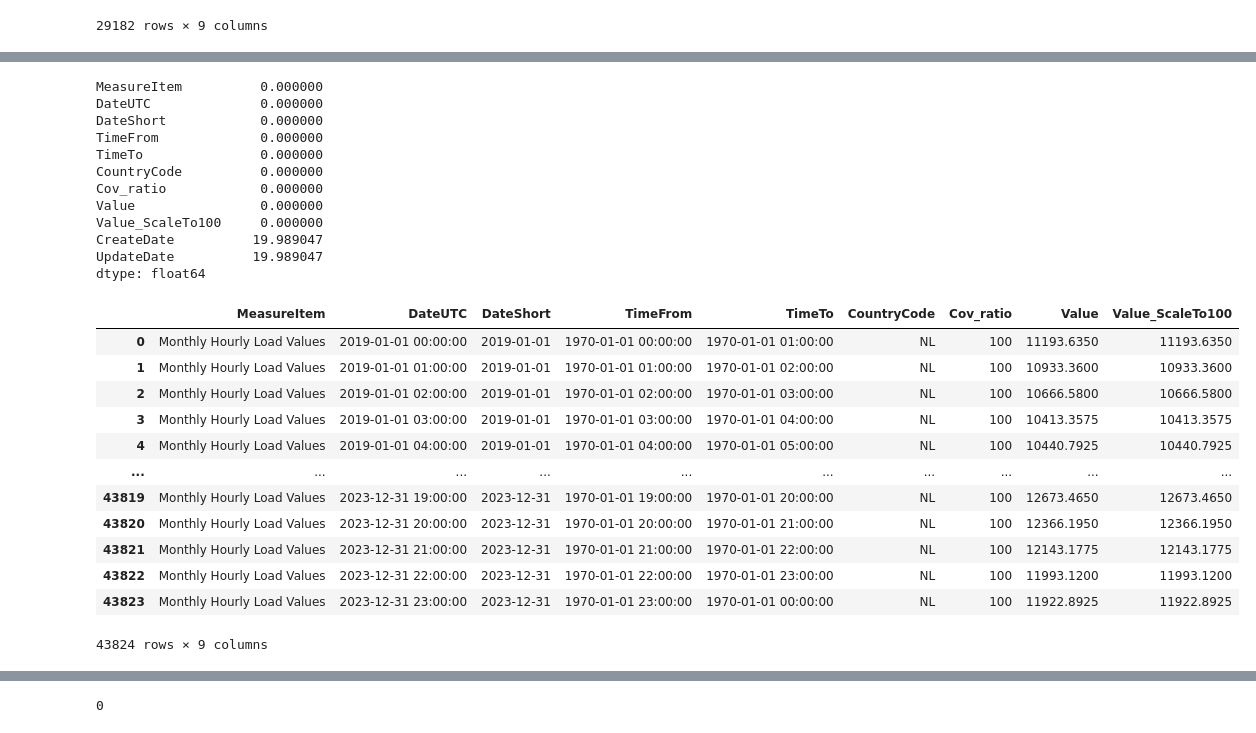
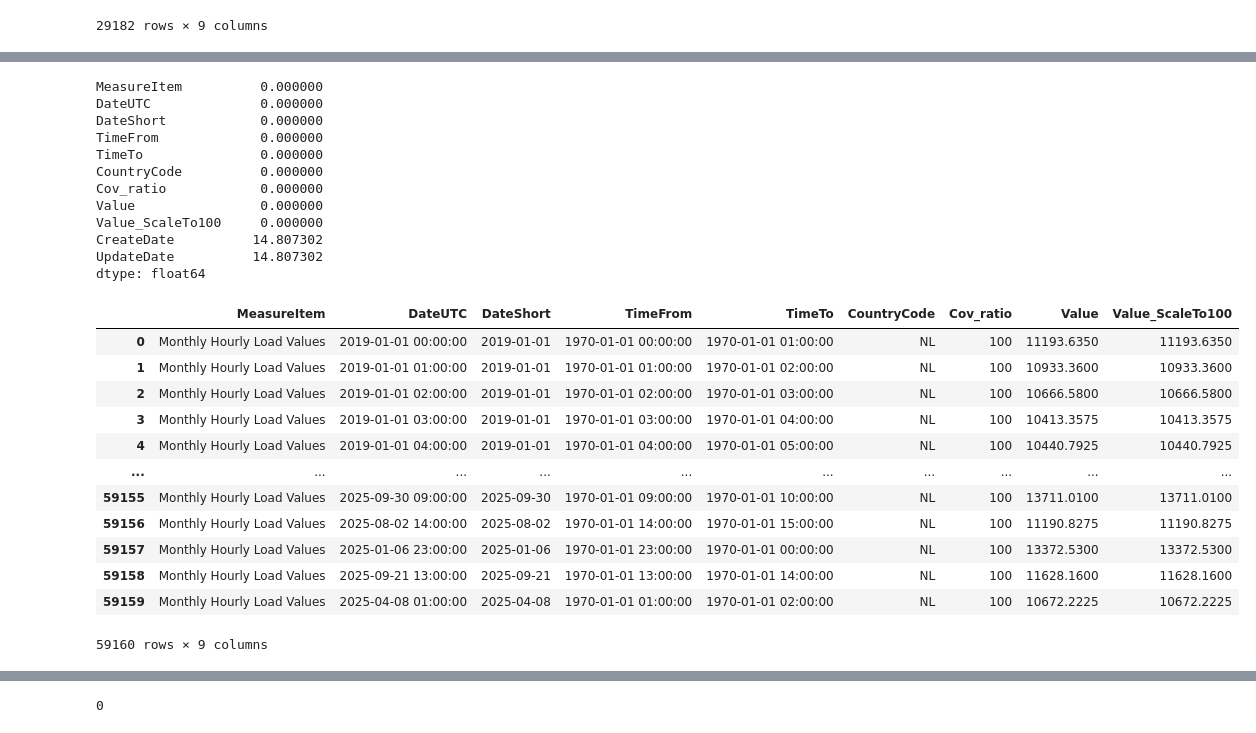
Before and after one commit to kkoutris/master-thesis---energy-demand-forecasting, a Jupyter notebook: loadConsumption/preprocess_ENTSO-E.ipynb, the cells around one changed output, grey strips where cells are left out. Cells and saved outputs as stored; diff of their text form; code cells hidden in the pictures.

```diff
--- a/loadConsumption/preprocess_ENTSO-E.ipynb
+++ b/loadConsumption/preprocess_ENTSO-E.ipynb
@@ -211,5 +189,5 @@ load_2006_2019.reset_index(inplace=True, drop=True)
 # %%
-files = ['load_2019.xlsx','load_2020.xlsx', 'load_2021.xlsx', 'load_2022.xlsx', 'load_2023.xlsx']
+files = ['load_2019.xlsx','load_2020.xlsx', 'load_2021.xlsx', 'load_2022.xlsx', 'load_2023.xlsx', 'load_2024.xlsx', 'load_2025.xlsx']
 
 filtered_data = []
 
@@ -219,7 +197,7 @@ for file in files:
     filtered_data.append(df_nl)
 
 # Combine all filtered data into a single DataFrame
-combined_2019_2023 = pd.concat(filtered_data, ignore_index=True)
+combined_2019_2025 = pd.concat(filtered_data, ignore_index=True)
 
-print(combined_2019_2023.head())
+combined_2019_2025.head()
 # %% [output]
@@ -252,5 +210,5 @@ combined_2019_2023.head()
 # %%
-missing_percentage = combined_2019_2023.isnull().mean() * 100
+missing_percentage = combined_2019_2025.isnull().mean() * 100
 
 # Display the missing percentage for each column
 print(missing_percentage)
@@ -264,28 +222,28 @@ CountryCode          0.000000
 Cov_ratio            0.000000
 Value                0.000000
 Value_ScaleTo100     0.000000
-CreateDate          19.989047
-UpdateDate          19.989047
+CreateDate          14.807302
+UpdateDate          14.807302
 dtype: float64
 # %%
 # Drop columns with missing values
 columns_to_drop = ['CreateDate', 'UpdateDate']
 
-combined_2019_2023 = combined_2019_2023.drop(columns=columns_to_drop)
+combined_2019_2025 = combined_2019_2025.drop(columns=columns_to_drop)
-# %%
-combined_2019_2023
-# %% [output]
-|  | MeasureItem | DateUTC | DateShort | TimeFrom | TimeTo | CountryCode | Cov_ratio | Value | Value_ScaleTo100 |
-| 0 | Monthly Hourly Load Values | 2019-01-01 00:00:00 | 2019-01-01 | 1970-01-01 00:00:00 | 1970-01-01 01:00:00 | NL | 100 | 11193.6350 | 11193.6350 |
-| 1 | Monthly Hourly Load Values | 2019-01-01 01:00:00 | 2019-01-01 | 1970-01-01 01:00:00 | 1970-01-01 02:00:00 | NL | 100 | 10933.3600 | 10933.3600 |
-| 2 | Monthly Hourly Load Values | 2019-01-01 02:00:00 | 2019-01-01 | 1970-01-01 02:00:00 | 1970-01-01 03:00:00 | NL | 100 | 10666.5800 | 10666.5800 |
-| 3 | Monthly Hourly Load Values | 2019-01-01 03:00:00 | 2019-01-01 | 1970-01-01 03:00:00 | 1970-01-01 04:00:00 | NL | 100 | 10413.3575 | 10413.3575 |
-| 4 | Monthly Hourly Load Values | 2019-01-01 04:00:00 | 2019-01-01 | 1970-01-01 04:00:00 | 1970-01-01 05:00:00 | NL | 100 | 10440.7925 | 10440.7925 |
-| ... | ... | ... | ... | ... | ... | ... | ... | ... | ... |
-| 43819 | Monthly Hourly Load Values | 2023-12-31 19:00:00 | 2023-12-31 | 1970-01-01 19:00:00 | 1970-01-01 20:00:00 | NL | 100 | 12673.4650 | 12673.4650 |
-| 43820 | Monthly Hourly Load Values | 2023-12-31 20:00:00 | 2023-12-31 | 1970-01-01 20:00:00 | 1970-01-01 21:00:00 | NL | 100 | 12366.1950 | 12366.1950 |
-| 43821 | Monthly Hourly Load Values | 2023-12-31 21:00:00 | 2023-12-31 | 1970-01-01 21:00:00 | 1970-01-01 22:00:00 | NL | 100 | 12143.1775 | 12143.1775 |
-| 43822 | Monthly Hourly Load Values | 2023-12-31 22:00:00 | 2023-12-31 | 1970-01-01 22:00:00 | 1970-01-01 23:00:00 | NL | 100 | 11993.1200 | 11993.1200 |
-| 43823 | Monthly Hourly Load Values | 2023-12-31 23:00:00 | 2023-12-31 | 1970-01-01 23:00:00 | 1970-01-01 00:00:00 | NL | 100 | 11922.8925 | 11922.8925 |
-43824 rows × 9 columns
+# %%
+combined_2019_2025
+# %% [output]
+|  | MeasureItem | DateUTC | DateShort | TimeFrom | TimeTo | CountryCode | Cov_ratio | Value | Value_ScaleTo100 |
+| 0 | Monthly Hourly Load Values | 2019-01-01 00:00:00 | 2019-01-01 | 1970-01-01 00:00:00 | 1970-01-01 01:00:00 | NL | 100 | 11193.6350 | 11193.6350 |
+| 1 | Monthly Hourly Load Values | 2019-01-01 01:00:00 | 2019-01-01 | 1970-01-01 01:00:00 | 1970-01-01 02:00:00 | NL | 100 | 10933.3600 | 10933.3600 |
+| 2 | Monthly Hourly Load Values | 2019-01-01 02:00:00 | 2019-01-01 | 1970-01-01 02:00:00 | 1970-01-01 03:00:00 | NL | 100 | 10666.5800 | 10666.5800 |
+| 3 | Monthly Hourly Load Values | 2019-01-01 03:00:00 | 2019-01-01 | 1970-01-01 03:00:00 | 1970-01-01 04:00:00 | NL | 100 | 10413.3575 | 10413.3575 |
+| 4 | Monthly Hourly Load Values | 2019-01-01 04:00:00 | 2019-01-01 | 1970-01-01 04:00:00 | 1970-01-01 05:00:00 | NL | 100 | 10440.7925 | 10440.7925 |
+| ... | ... | ... | ... | ... | ... | ... | ... | ... | ... |
+| 59155 | Monthly Hourly Load Values | 2025-09-30 09:00:00 | 2025-09-30 | 1970-01-01 09:00:00 | 1970-01-01 10:00:00 | NL | 100 | 13711.0100 | 13711.0100 |
+| 59156 | Monthly Hourly Load Values | 2025-08-02 14:00:00 | 2025-08-02 | 1970-01-01 14:00:00 | 1970-01-01 15:00:00 | NL | 100 | 11190.8275 | 11190.8275 |
+| 59157 | Monthly Hourly Load Values | 2025-01-06 23:00:00 | 2025-01-06 | 1970-01-01 23:00:00 | 1970-01-01 00:00:00 | NL | 100 | 13372.5300 | 13372.5300 |
+| 59158 | Monthly Hourly Load Values | 2025-09-21 13:00:00 | 2025-09-21 | 1970-01-01 13:00:00 | 1970-01-01 14:00:00 | NL | 100 | 11628.1600 | 11628.1600 |
+| 59159 | Monthly Hourly Load Values | 2025-04-08 01:00:00 | 2025-04-08 | 1970-01-01 01:00:00 | 1970-01-01 02:00:00 | NL | 100 | 10672.2225 | 10672.2225 |
+59160 rows × 9 columns
 # %%
```
Also changed, not shown: parts of 48 cells of this notebook.
